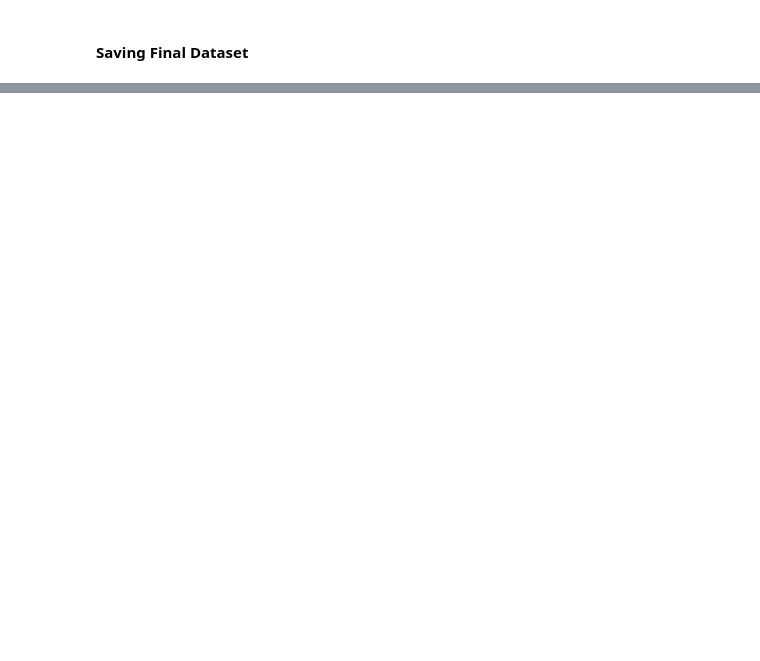
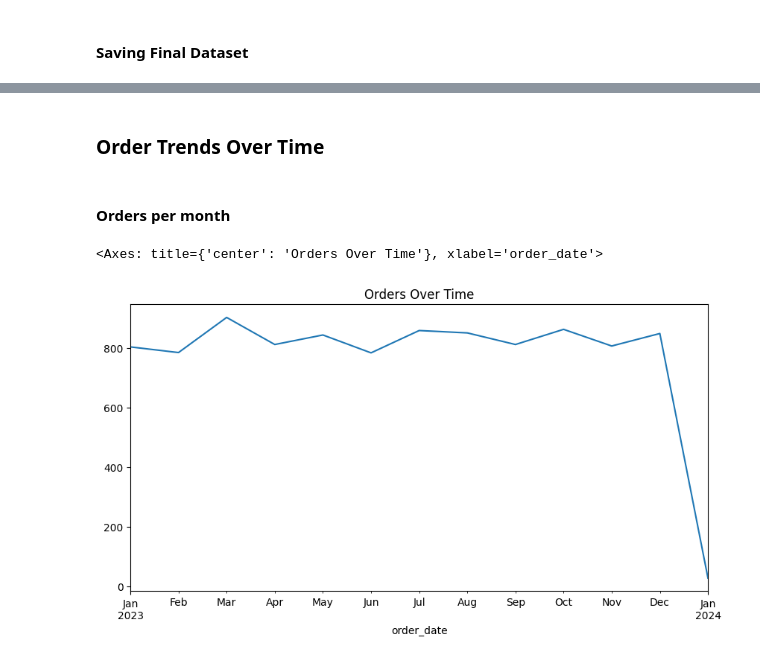
Before and after one commit to RajendharAre/Data_Analytics, a Jupyter notebook: Innomatics_Data_Analytics_Task.ipynb, the cells around one changed output, grey strips where cells are left out. Drawn from its saved outputs; the diff is of its cells as text; code cells hidden in the pictures; blank space fills up the shorter version.

Commit message:
EDA and visual analysis completed

```diff
--- a/Innomatics_Data_Analytics_Task.ipynb
+++ b/Innomatics_Data_Analytics_Task.ipynb
@@ -91,0 +178,15 @@ final_df.to_csv('final_food_delivery_dataset.csv', index=False)
+# %% [markdown]
+### Order Trends Over Time
+# %%
+final_df['order_date'] = pd.to_datetime(
+    final_df['order_date'],
+    format='%d-%m-%Y'
+)
+# %% [markdown]
+#### Orders per month
+# %%
+orders_monthly = final_df.groupby(final_df['order_date'].dt.to_period('M')).size()
+orders_monthly.plot(kind='line', title='Orders Over Time', figsize=(10,5))
+# %% [output]
+<Axes: title={'center': 'Orders Over Time'}, xlabel='order_date'>
+[figure, added]
```
Also changed, not shown: parts of 33 cells of this notebook.
